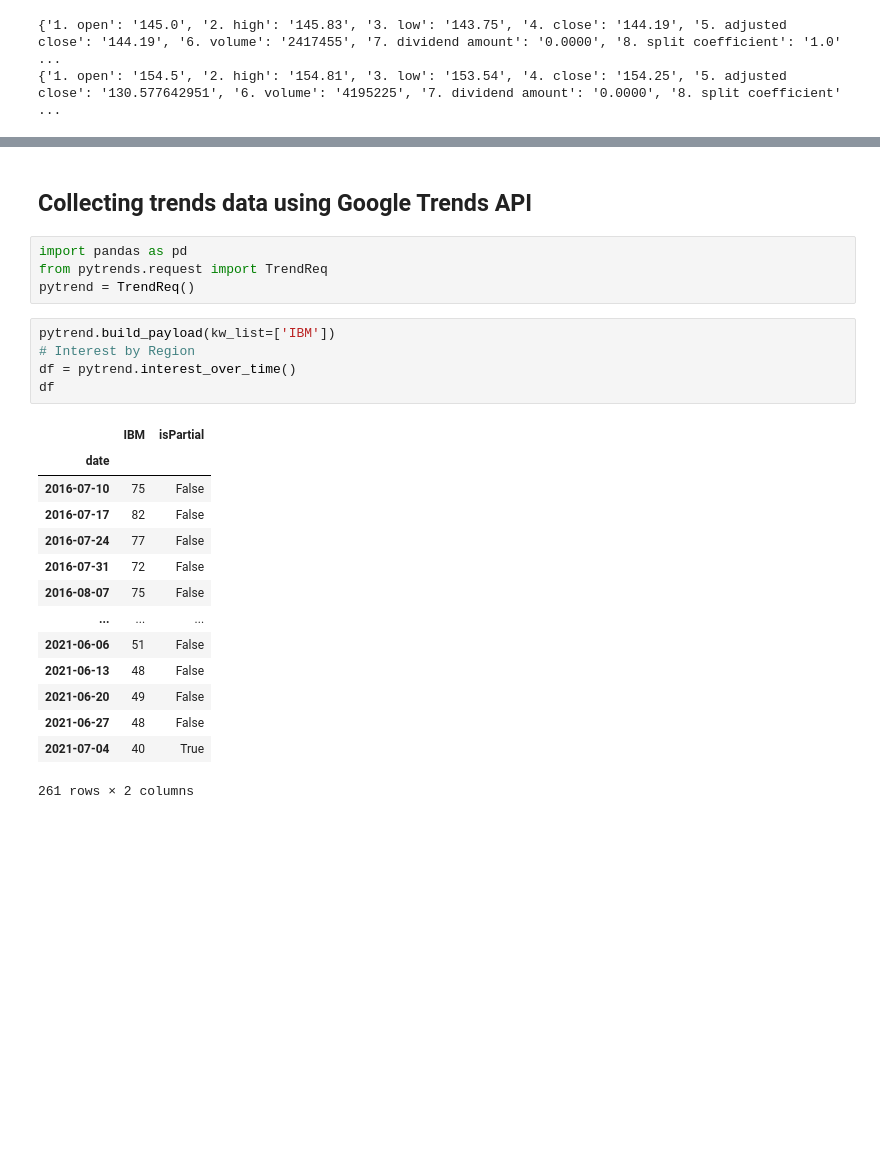
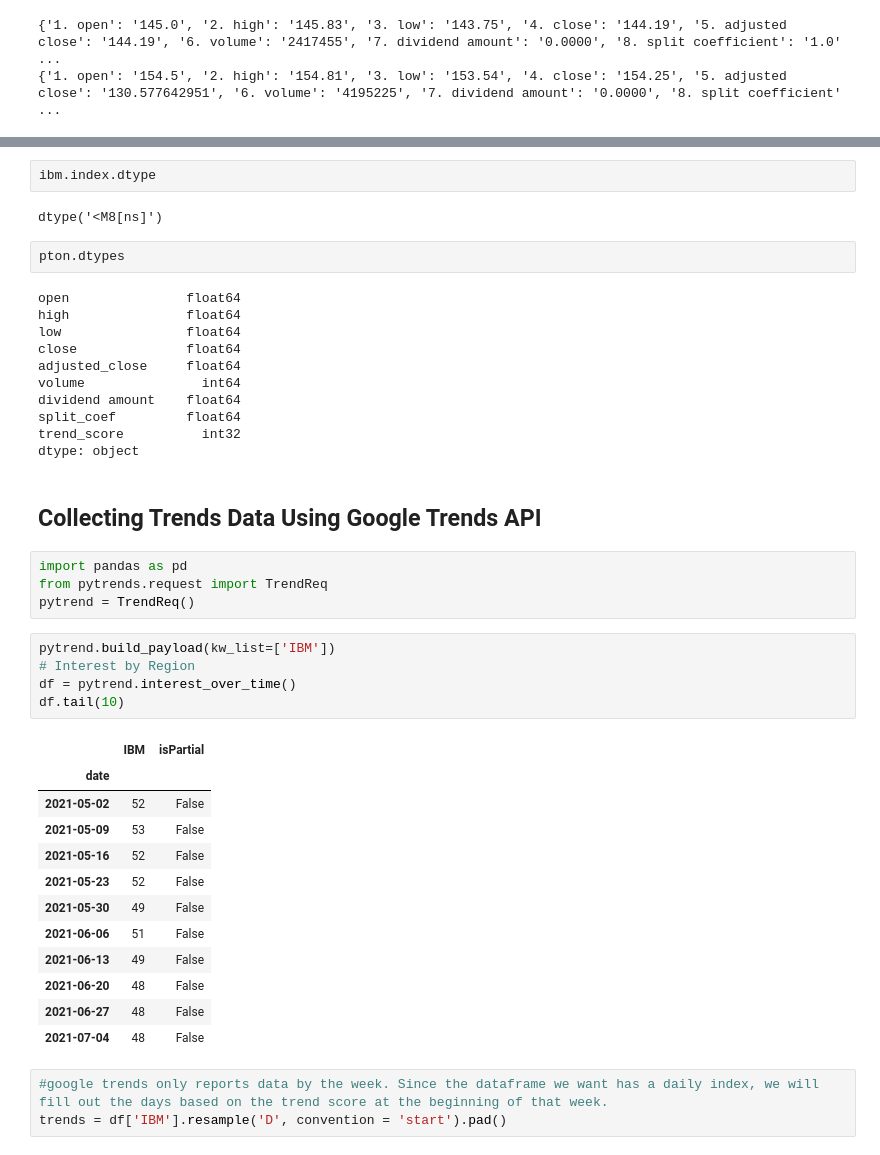
Before and after one commit to jackolson415/Predicting_Stock_Prices_Google_Trends, a Jupyter notebook: API_setup.ipynb, the cells around one changed output, grey strips where cells are left out. Saved outputs shown, nothing was run; the diff lists cells and outputs as text; blank space fills up the shorter version.

Commit message:
data collection and eda work

```diff
--- a/API_setup.ipynb
+++ b/API_setup.ipynb
@@ -35,5 +102,22 @@ The alpha vantage api is able to get the data for the time frame we want. Next s
+# %%
+ibm.index.dtype
+# %% [output]
+dtype('<M8[ns]')
+# %%
+pton.dtypes
+# %% [output]
+open               float64
+high               float64
+low                float64
+close              float64
+adjusted_close     float64
+volume               int64
+dividend amount    float64
+split_coef         float64
+trend_score          int32
+dtype: object
 # %% [markdown]
-## Collecting trends data using Google Trends API
+## Collecting Trends Data Using Google Trends API
 # %%
 import pandas as pd
 from pytrends.request import TrendReq
@@ -41,20 +125,21 @@ pytrend = TrendReq()
 # %%
 pytrend.build_payload(kw_list=['IBM'])
 # Interest by Region
 df = pytrend.interest_over_time()
-df
+df.tail(10)
 # %% [output]
 |  | IBM | isPartial |
 | date |  |  |
-| 2016-07-10 | 75 | False |
-| 2016-07-17 | 82 | False |
-| 2016-07-24 | 77 | False |
-| 2016-07-31 | 72 | False |
-| 2016-08-07 | 75 | False |
-| ... | ... | ... |
+| 2021-05-02 | 52 | False |
+| 2021-05-09 | 53 | False |
+| 2021-05-16 | 52 | False |
+| 2021-05-23 | 52 | False |
+| 2021-05-30 | 49 | False |
 | 2021-06-06 | 51 | False |
-| 2021-06-13 | 48 | False |
-| 2021-06-20 | 49 | False |
+| 2021-06-13 | 49 | False |
+| 2021-06-20 | 48 | False |
 | 2021-06-27 | 48 | False |
-| 2021-07-04 | 40 | True |
+| 2021-07-04 | 48 | False |
-261 rows × 2 columns
+# %%
+#google trends only reports data by the week. Since the dataframe we want has a daily index, we will fill out the days based on the trend score at the beginning of that week.
+trends = df['IBM'].resample('D', convention = 'start').pad()
```
Also changed, not shown: parts of 53 cells of this notebook, 2 other files.
